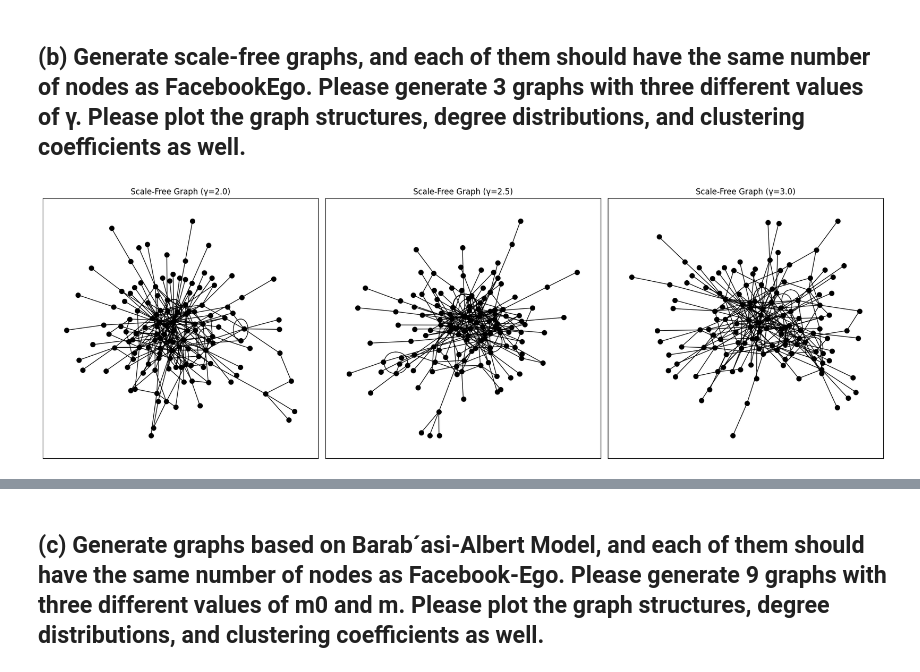
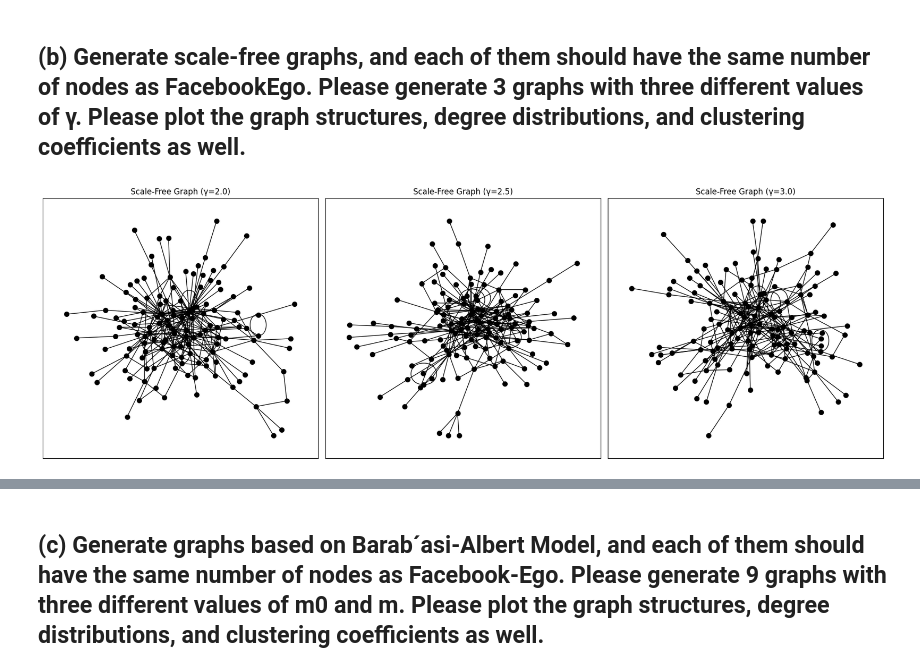
Before and after one commit to pariaighanian/Analysis_of_Complex_Netwroks, a Jupyter notebook: assignment_03.ipynb, the cells around one changed output, grey strips where cells are left out. Saved outputs shown, nothing was run; the diff lists cells and outputs as text; code cells hidden in the pictures.

```diff
--- a/assignment_03.ipynb
+++ b/assignment_03.ipynb
@@ -117,28 +117,38 @@ clustering_coefficients
 # %% [markdown]
 ## (b) Generate scale-free graphs, and each of them should have the same number of nodes as FacebookEgo. Please generate 3 graphs with three different values of γ. Please plot the graph structures, degree distributions, and clustering coefficients as well.
-# %%
-gamma_values = [2.0, 2.5, 3.0]  # Three different values of gamma
-
-# Prepare a single row of 3 subplots for the graph structures
-fig, axs = plt.subplots(1, 3, figsize=(18, 6))
-
-# Generate and plot graphs for each gamma
-for i, gamma in enumerate(gamma_values):
-    # Generate scale-free graph
-    G = nx.scale_free_graph(facebook_num_nodes, delta_in=gamma, delta_out=gamma, seed=42)
-
-    # Convert to undirected for visual purposes
-    G = G.to_undirected()
-
-    # Calculate positions for plotting
-    pos = nx.spring_layout(G, seed=42)
-
-    # Plot the graph structure
-    axs[i].set_title(f'Scale-Free Graph (γ={gamma})')
-    nx.draw_networkx(G, pos, node_size=50, ax=axs[i], with_labels=False, node_color='black')
-
-# Adjust layout to prevent overlap
-plt.tight_layout()
-plt.show()
-# %% [output]
-[figure, removed]
+# %%
+gamma_values = [2.0, 2.5, 3.0]
+
+# Generate scale-free graphs and store them
+graphs = []
+average_clustering_coeffs = []  # List to store average clustering coefficients
+degree_distributions = []  # List to store degree distributions
+
+for gamma in gamma_values:
+    # Generate a scale-free graph with specified delta_in and delta_out
+    G = nx.scale_free_graph(facebook_num_nodes, delta_in=gamma, delta_out=gamma, seed=42)
+    G = nx.Graph(G)  # Convert to simple graph to avoid multigraph issues
+    G = G.to_undirected()  # Ensure it's undirected
+    graphs.append(G)  # Store the graph for later use
+
+    # Calculate and store the average clustering coefficient
+    avg_cc = nx.average_clustering(G)
+    average_clustering_coeffs.append(avg_cc)
+
+    # Calculate the degree distribution
+    degree_sequence = [d for n, d in G.degree()]
+    degree_distributions.append(degree_sequence)
+
+# Plot graph structures side by side
+fig, axs = plt.subplots(1, len(gamma_values), figsize=(18, 6))
+
+for i, G in enumerate(graphs):
+    pos = nx.spring_layout(G, seed=42)  # Calculate positions for the nodes
+    axs[i].set_title(f'Scale-Free Graph (γ={gamma_values[i]})')
+    nx.draw_networkx(G, pos, node_size=50, ax=axs[i], with_labels=False, node_color='black')
+
+# Adjust layout for graph structures
+plt.tight_layout()
+plt.show()
+# %% [output]
+[figure, added]
```
Also changed, not shown: parts of 4 cells of this notebook.
